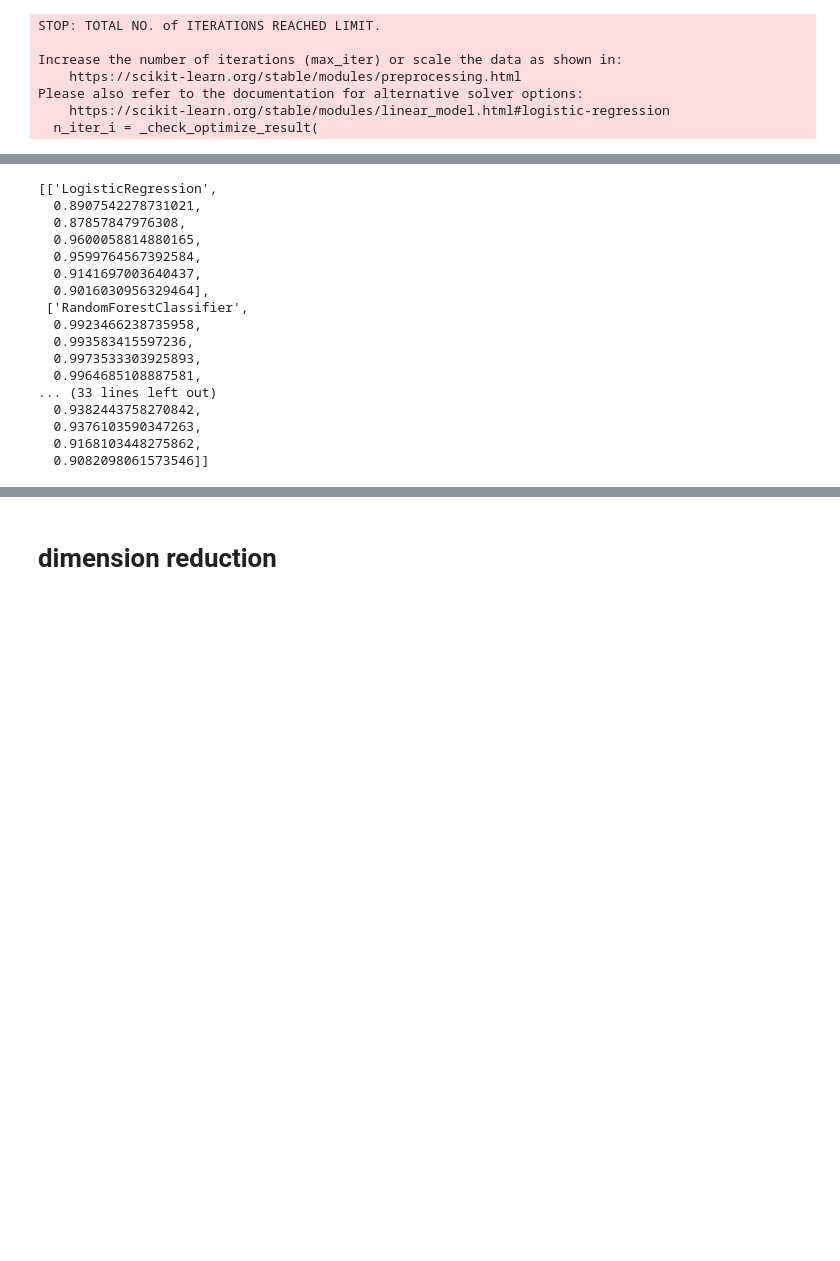
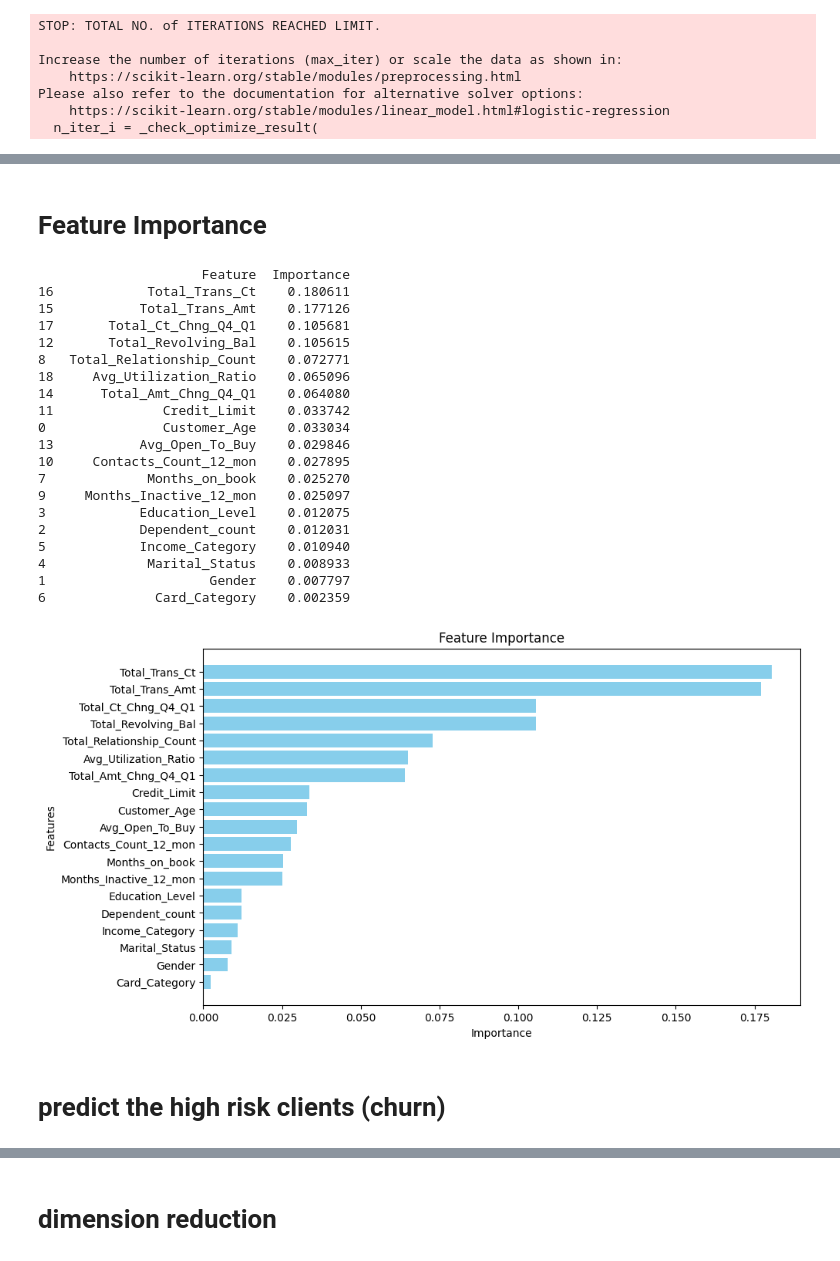
Before and after one commit to Zeegeuze/churn_prediction, a Jupyter notebook: personal_maps/majid/majid_ML.ipynb, the cells around one changed output, grey strips where cells are left out. Cells and saved outputs as stored; diff of their text form; code cells hidden in the pictures; blank space fills up the shorter version.

```diff
--- a/personal_maps/majid/majid_ML.ipynb
+++ b/personal_maps/majid/majid_ML.ipynb
@@ -560,20 +547,48 @@ Test Accuracy: 0.868213228035538
-# %%
-display(results)
-# %% [output]
-[['LogisticRegression',
-  0.8907542278731021,
-  0.87857847976308,
-  0.9600058814880165,
-  0.9599764567392584,
-  0.9141697003640437,
-  0.9016030956329464],
- ['RandomForestClassifier',
-  0.9923466238735958,
-  0.993583415597236,
-  0.9973533303925893,
-  0.9964685108887581,
-... (33 lines left out)
-  0.9382443758270842,
-  0.9376103590347263,
-  0.9168103448275862,
-  0.9082098061573546]]
+# %% [markdown]
+# Feature Importance
+# %%
+
+# extract feature importances
+feature_importances = random_forest.feature_importances_
+
+# Create a DataFrame to store the feature importances
+features_df = pd.DataFrame({
+    "Feature": data.columns.drop('Attrition_Flag'),  # Use column names from the original DataFrame
+    "Importance": feature_importances
+}).sort_values(by="Importance", ascending=False)
+
+
+print(features_df)
+
+
+plt.figure(figsize=(10, 6))
+plt.barh(features_df["Feature"], features_df["Importance"], color='skyblue')
+plt.xlabel("Importance")
+plt.ylabel("Features")
+plt.title("Feature Importance")
+plt.gca().invert_yaxis()
+plt.show()
+# %% [output]
+                     Feature  Importance
+16            Total_Trans_Ct    0.180611
+15           Total_Trans_Amt    0.177126
+17       Total_Ct_Chng_Q4_Q1    0.105681
+12       Total_Revolving_Bal    0.105615
+8   Total_Relationship_Count    0.072771
+18     Avg_Utilization_Ratio    0.065096
+14      Total_Amt_Chng_Q4_Q1    0.064080
+11              Credit_Limit    0.033742
+0               Customer_Age    0.033034
+13           Avg_Open_To_Buy    0.029846
+10     Contacts_Count_12_mon    0.027895
+7             Months_on_book    0.025270
+9     Months_Inactive_12_mon    0.025097
+3            Education_Level    0.012075
+2            Dependent_count    0.012031
+5            Income_Category    0.010940
+4             Marital_Status    0.008933
+1                     Gender    0.007797
+6              Card_Category    0.002359
+[figure, added]
+# %% [markdown]
+# predict the high risk clients (churn)
```
Also changed, not shown: parts of 19 cells of this notebook.
